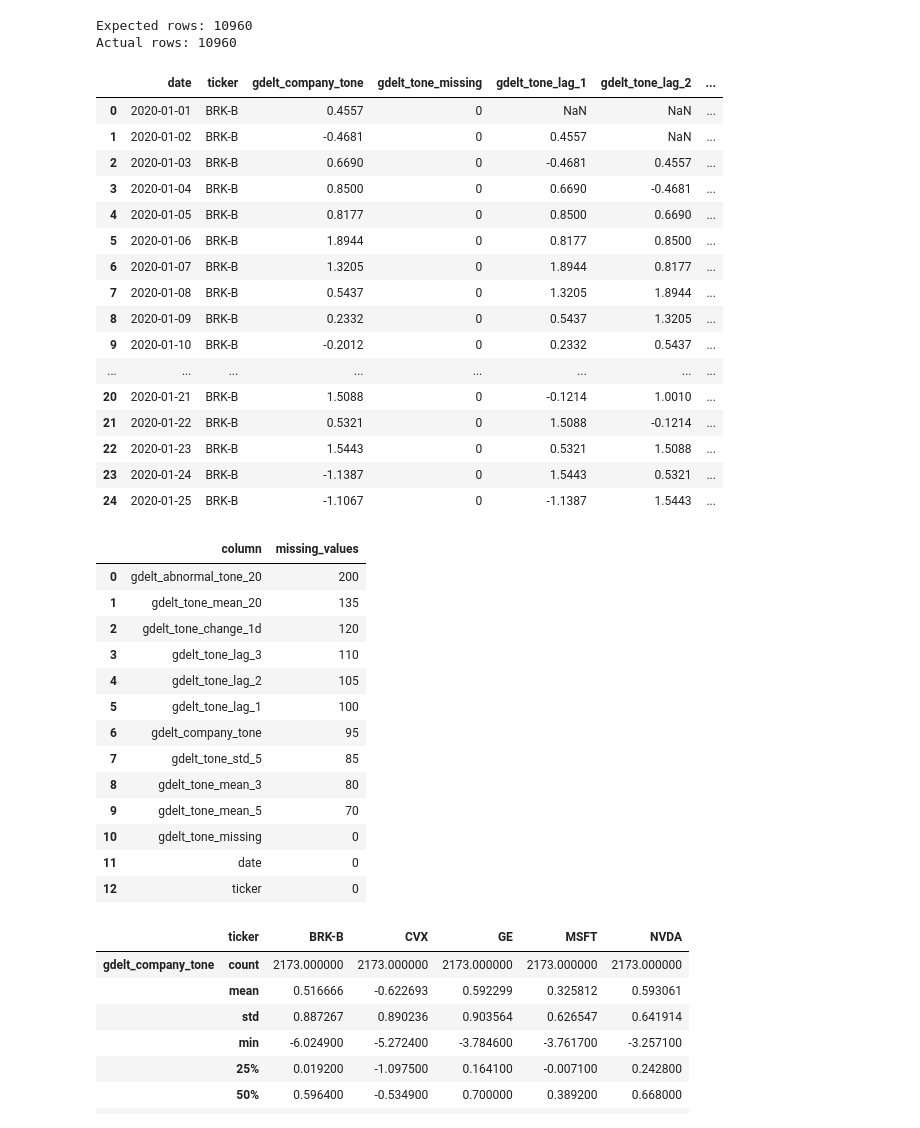
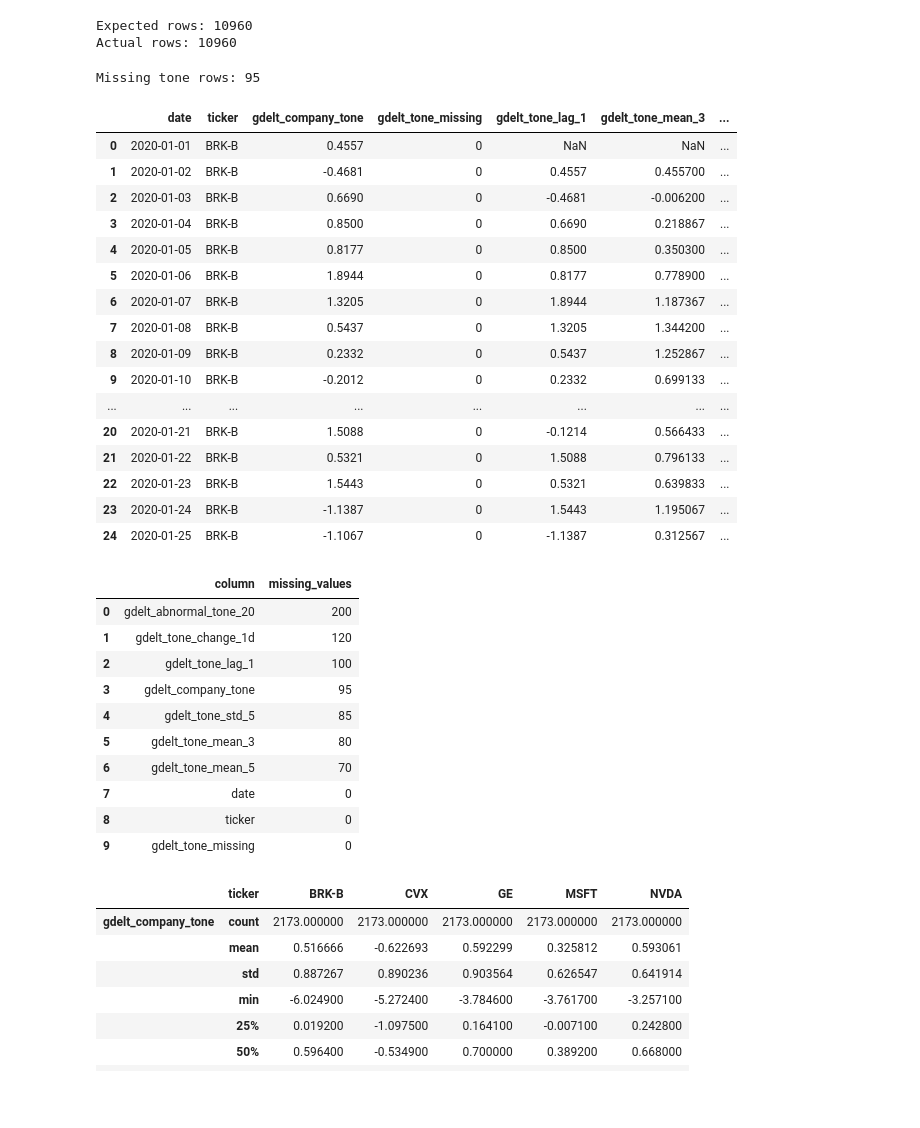
Before and after one commit to PhyoThor/Advance_Machine_Learning, a Jupyter notebook: 03_gdelt_tone.ipynb, the cells around one changed output. Cells and saved outputs as stored; diff of their text form; code cells hidden in the pictures; blank space fills up the shorter version.

Commit message:
Kaggle Notebook | 03_gdelt_tone.ipynb | Version 2

```diff
--- a/03_gdelt_tone.ipynb
+++ b/03_gdelt_tone.ipynb
@@ -469,6 +471,13 @@ print("Actual rows:",len(gdelt_daily))
 # %% [output]
 Expected rows: 10960
 Actual rows: 10960
+# %%
+# Mark dates where GDELT did not return a tone value
+gdelt_daily["gdelt_tone_missing"] = (gdelt_daily["gdelt_company_tone"].isna().astype(int))
+
+print("Missing tone rows:",gdelt_daily["gdelt_tone_missing"].sum())
+# %% [output]
+Missing tone rows: 95
 # %%
 gdelt_daily = (gdelt_daily.sort_values(["ticker", "date"]).reset_index(drop=True))
 
@@ -522,46 +531,42 @@ gdelt_daily["gdelt_abnormal_tone_20"] = (
     - gdelt_daily["gdelt_tone_mean_20"]
 )
 # %%
-#Inspect the processed tone dataset
 tone_feature_columns = [
     "date",
     "ticker",
     "gdelt_company_tone",
     "gdelt_tone_missing",
     "gdelt_tone_lag_1",
-    "gdelt_tone_lag_2",
-    "gdelt_tone_lag_3",
     "gdelt_tone_mean_3",
     "gdelt_tone_mean_5",
     "gdelt_tone_std_5",
     "gdelt_tone_change_1d",
-    "gdelt_tone_mean_20",
     "gdelt_abnormal_tone_20"
 ]
 
 gdelt_processed = gdelt_daily[
     tone_feature_columns
 ].copy()
 
 display(gdelt_processed.head(25))
 # %% [output]
-|  | date | ticker | gdelt_company_tone | gdelt_tone_missing | gdelt_tone_lag_1 | gdelt_tone_lag_2 | ... |
+|  | date | ticker | gdelt_company_tone | gdelt_tone_missing | gdelt_tone_lag_1 | gdelt_tone_mean_3 | ... |
 | 0 | 2020-01-01 | BRK-B | 0.4557 | 0 | NaN | NaN | ... |
-| 1 | 2020-01-02 | BRK-B | -0.4681 | 0 | 0.4557 | NaN | ... |
-| 2 | 2020-01-03 | BRK-B | 0.6690 | 0 | -0.4681 | 0.4557 | ... |
-| 3 | 2020-01-04 | BRK-B | 0.8500 | 0 | 0.6690 | -0.4681 | ... |
-| 4 | 2020-01-05 | BRK-B | 0.8177 | 0 | 0.8500 | 0.6690 | ... |
-| 5 | 2020-01-06 | BRK-B | 1.8944 | 0 | 0.8177 | 0.8500 | ... |
-| 6 | 2020-01-07 | BRK-B | 1.3205 | 0 | 1.8944 | 0.8177 | ... |
-| 7 | 2020-01-08 | BRK-B | 0.5437 | 0 | 1.3205 | 1.8944 | ... |
-| 8 | 2020-01-09 | BRK-B | 0.2332 | 0 | 0.5437 | 1.3205 | ... |
-| 9 | 2020-01-10 | BRK-B | -0.2012 | 0 | 0.2332 | 0.5437 | ... |
+| 1 | 2020-01-02 | BRK-B | -0.4681 | 0 | 0.4557 | 0.455700 | ... |
+| 2 | 2020-01-03 | BRK-B | 0.6690 | 0 | -0.4681 | -0.006200 | ... |
+| 3 | 2020-01-04 | BRK-B | 0.8500 | 0 | 0.6690 | 0.218867 | ... |
+| 4 | 2020-01-05 | BRK-B | 0.8177 | 0 | 0.8500 | 0.350300 | ... |
+| 5 | 2020-01-06 | BRK-B | 1.8944 | 0 | 0.8177 | 0.778900 | ... |
+| 6 | 2020-01-07 | BRK-B | 1.3205 | 0 | 1.8944 | 1.187367 | ... |
+| 7 | 2020-01-08 | BRK-B | 0.5437 | 0 | 1.3205 | 1.344200 | ... |
+| 8 | 2020-01-09 | BRK-B | 0.2332 | 0 | 0.5437 | 1.252867 | ... |
+| 9 | 2020-01-10 | BRK-B | -0.2012 | 0 | 0.2332 | 0.699133 | ... |
 | ... | ... | ... | ... | ... | ... | ... | ... |
-| 20 | 2020-01-21 | BRK-B | 1.5088 | 0 | -0.1214 | 1.0010 | ... |
-| 21 | 2020-01-22 | BRK-B | 0.5321 | 0 | 1.5088 | -0.1214 | ... |
-| 22 | 2020-01-23 | BRK-B | 1.5443 | 0 | 0.5321 | 1.5088 | ... |
-| 23 | 2020-01-24 | BRK-B | -1.1387 | 0 | 1.5443 | 0.5321 | ... |
-| 24 | 2020-01-25 | BRK-B | -1.1067 | 0 | -1.1387 | 1.5443 | ... |
+| 20 | 2020-01-21 | BRK-B | 1.5088 | 0 | -0.1214 | 0.566433 | ... |
+| 21 | 2020-01-22 | BRK-B | 0.5321 | 0 | 1.5088 | 0.796133 | ... |
+| 22 | 2020-01-23 | BRK-B | 1.5443 | 0 | 0.5321 | 0.639833 | ... |
+| 23 | 2020-01-24 | BRK-B | -1.1387 | 0 | 1.5443 | 1.195067 | ... |
+| 24 | 2020-01-25 | BRK-B | -1.1067 | 0 | -1.1387 | 0.312567 | ... |
 # %%
 #Check missing features and values
 feature_missing_summary = (gdelt_processed.isna().sum().sort_values(ascending=False).reset_index())
@@ -570,18 +575,15 @@ display(feature_missing_summary)
 # %% [output]
 |  | column | missing_values |
 | 0 | gdelt_abnormal_tone_20 | 200 |
-| 1 | gdelt_tone_mean_20 | 135 |
-| 2 | gdelt_tone_change_1d | 120 |
-| 3 | gdelt_tone_lag_3 | 110 |
-| 4 | gdelt_tone_lag_2 | 105 |
-| 5 | gdelt_tone_lag_1 | 100 |
-| 6 | gdelt_company_tone | 95 |
-| 7 | gdelt_tone_std_5 | 85 |
-| 8 | gdelt_tone_mean_3 | 80 |
-| 9 | gdelt_tone_mean_5 | 70 |
-| 10 | gdelt_tone_missing | 0 |
-| 11 | date | 0 |
-| 12 | ticker | 0 |
+| 1 | gdelt_tone_change_1d | 120 |
+| 2 | gdelt_tone_lag_1 | 100 |
+| 3 | gdelt_company_tone | 95 |
+| 4 | gdelt_tone_std_5 | 85 |
+| 5 | gdelt_tone_mean_3 | 80 |
+| 6 | gdelt_tone_mean_5 | 70 |
+| 7 | date | 0 |
+| 8 | ticker | 0 |
+| 9 | gdelt_tone_missing | 0 |
 # %%
 #Checking extreme tone values
 tone_description = (
```
Also changed, not shown: parts of 8 cells of this notebook.
